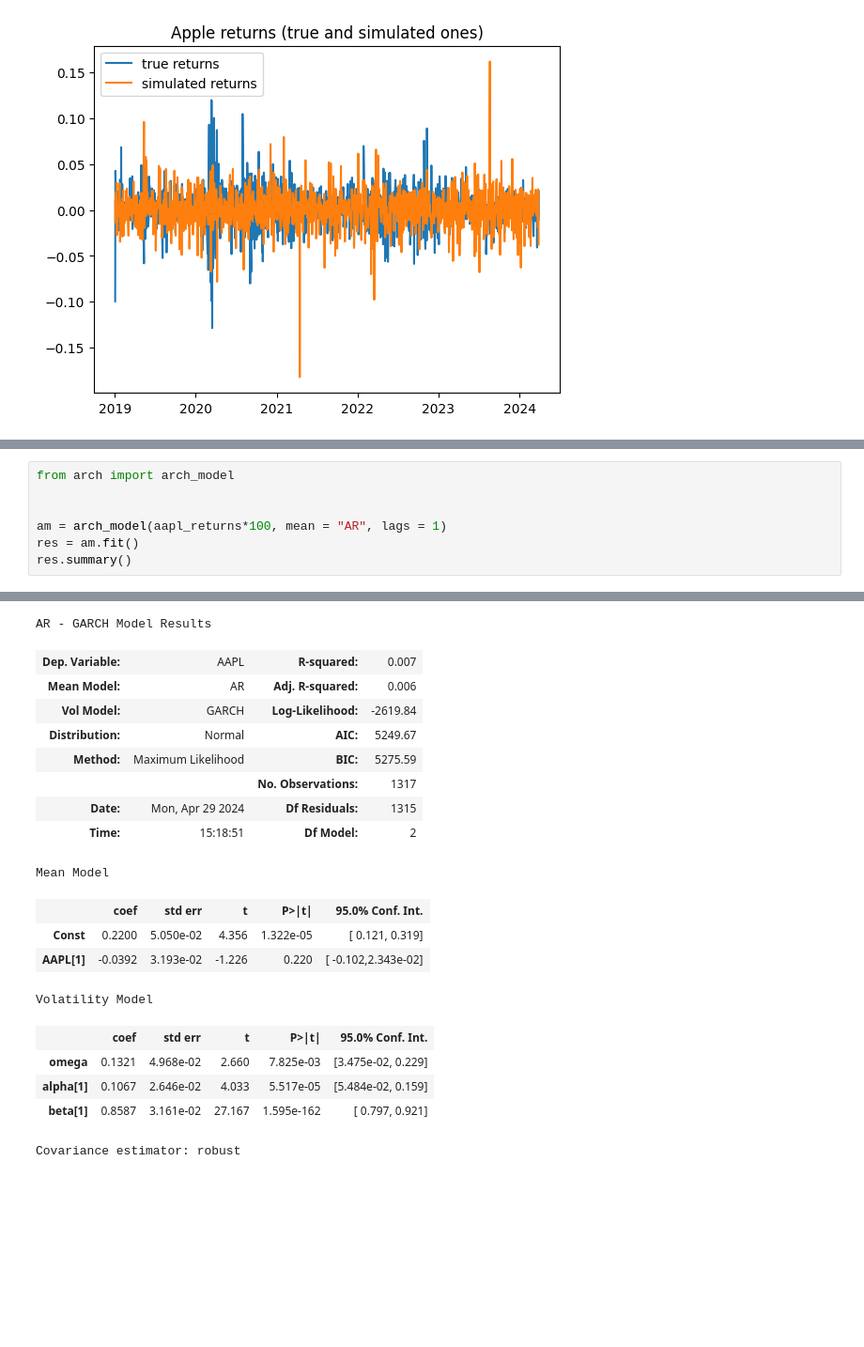
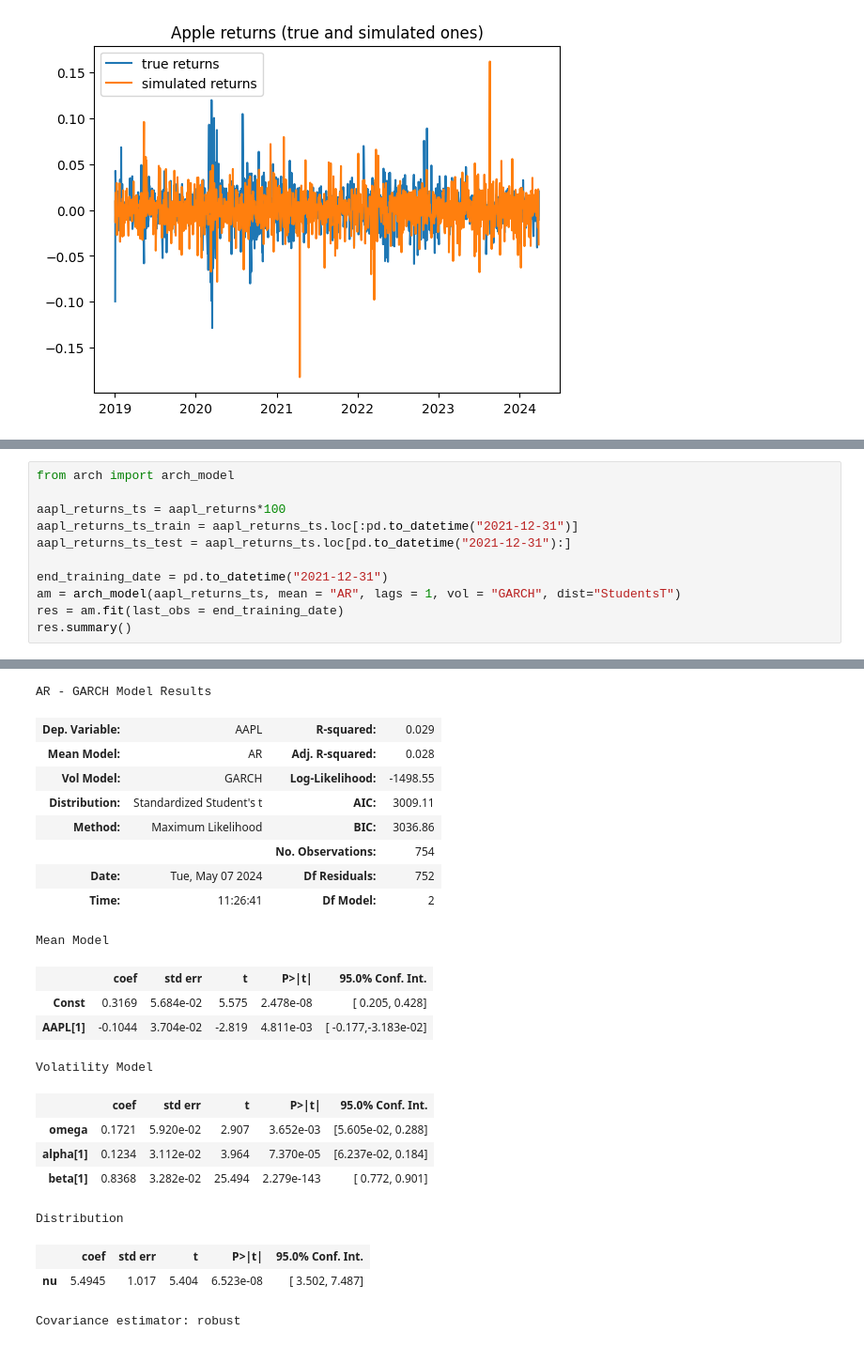
Before and after one commit to RalfKellner/fdaml_coursebook, a Jupyter notebook: coursebook/_build/jupyter_execute/03_univariate_models.ipynb, the cells around one changed output, grey strips where cells are left out. Shown at 94% size. Cells and saved outputs as stored; diff of their text form; blank space fills up the shorter version.

Commit message:
updated conditional model

```diff
--- a/coursebook/_build/jupyter_execute/03_univariate_models.ipynb
+++ b/coursebook/_build/jupyter_execute/03_univariate_models.ipynb
@@ -654,8 +678,12 @@ highlights that different perspectives influence the expectation for time $t$. L
 # %%
 from arch import arch_model
 
+aapl_returns_ts = aapl_returns*100
+aapl_returns_ts_train = aapl_returns_ts.loc[:pd.to_datetime("2021-12-31")]
+aapl_returns_ts_test = aapl_returns_ts.loc[pd.to_datetime("2021-12-31"):]
 
-am = arch_model(aapl_returns*100, mean = "AR", lags = 1)
-res = am.fit()
+end_training_date = pd.to_datetime("2021-12-31")
+am = arch_model(aapl_returns_ts, mean = "AR", lags = 1, vol = "GARCH", dist="StudentsT")
+res = am.fit(last_obs = end_training_date)
 res.summary()
 # %% [output]
@@ -678,19 +708,22 @@ Optimization terminated successfully    (Exit mode 0)
 AR - GARCH Model Results
-| Dep. Variable: | AAPL | R-squared: | 0.007 |
-| Mean Model: | AR | Adj. R-squared: | 0.006 |
-| Vol Model: | GARCH | Log-Likelihood: | -2619.84 |
-| Distribution: | Normal | AIC: | 5249.67 |
-| Method: | Maximum Likelihood | BIC: | 5275.59 |
-|  |  | No. Observations: | 1317 |
-| Date: | Mon, Apr 29 2024 | Df Residuals: | 1315 |
-| Time: | 15:18:51 | Df Model: | 2 |
+| Dep. Variable: | AAPL | R-squared: | 0.029 |
+| Mean Model: | AR | Adj. R-squared: | 0.028 |
+| Vol Model: | GARCH | Log-Likelihood: | -1498.55 |
+| Distribution: | Standardized Student's t | AIC: | 3009.11 |
+| Method: | Maximum Likelihood | BIC: | 3036.86 |
+|  |  | No. Observations: | 754 |
+| Date: | Tue, May 07 2024 | Df Residuals: | 752 |
+| Time: | 11:26:41 | Df Model: | 2 |
 Mean Model
 |  | coef | std err | t | P>|t| | 95.0% Conf. Int. |
-| Const | 0.2200 | 5.050e-02 | 4.356 | 1.322e-05 | [ 0.121, 0.319] |
-| AAPL[1] | -0.0392 | 3.193e-02 | -1.226 | 0.220 | [ -0.102,2.343e-02] |
+| Const | 0.3169 | 5.684e-02 | 5.575 | 2.478e-08 | [ 0.205, 0.428] |
+| AAPL[1] | -0.1044 | 3.704e-02 | -2.819 | 4.811e-03 | [ -0.177,-3.183e-02] |
 Volatility Model
 |  | coef | std err | t | P>|t| | 95.0% Conf. Int. |
-| omega | 0.1321 | 4.968e-02 | 2.660 | 7.825e-03 | [3.475e-02, 0.229] |
-| alpha[1] | 0.1067 | 2.646e-02 | 4.033 | 5.517e-05 | [5.484e-02, 0.159] |
-| beta[1] | 0.8587 | 3.161e-02 | 27.167 | 1.595e-162 | [ 0.797, 0.921] |
+| omega | 0.1721 | 5.920e-02 | 2.907 | 3.652e-03 | [5.605e-02, 0.288] |
+| alpha[1] | 0.1234 | 3.112e-02 | 3.964 | 7.370e-05 | [6.237e-02, 0.184] |
+| beta[1] | 0.8368 | 3.282e-02 | 25.494 | 2.279e-143 | [ 0.772, 0.901] |
-Covariance estimator: robust
+Distribution
+|  | coef | std err | t | P>|t| | 95.0% Conf. Int. |
+| nu | 5.4945 | 1.017 | 5.404 | 6.523e-08 | [ 3.502, 7.487] |
+Covariance estimator: robust
```
Also changed, not shown: parts of 16 cells of this notebook, 20 other files.
